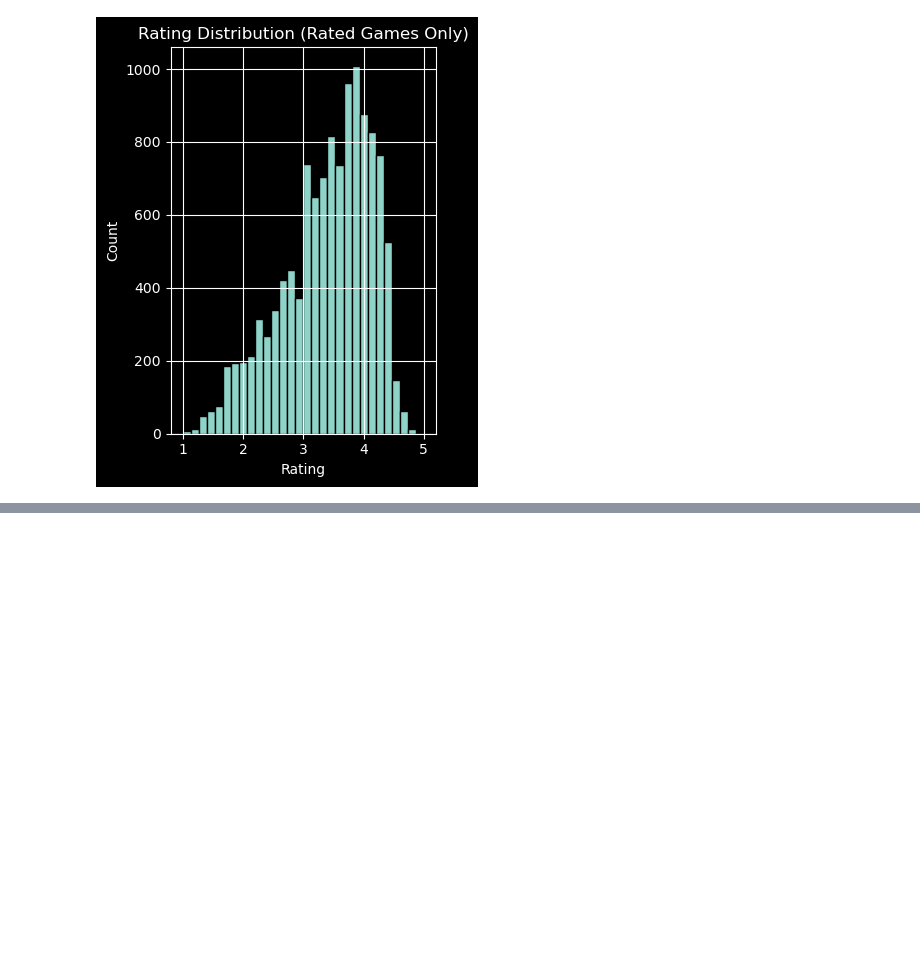
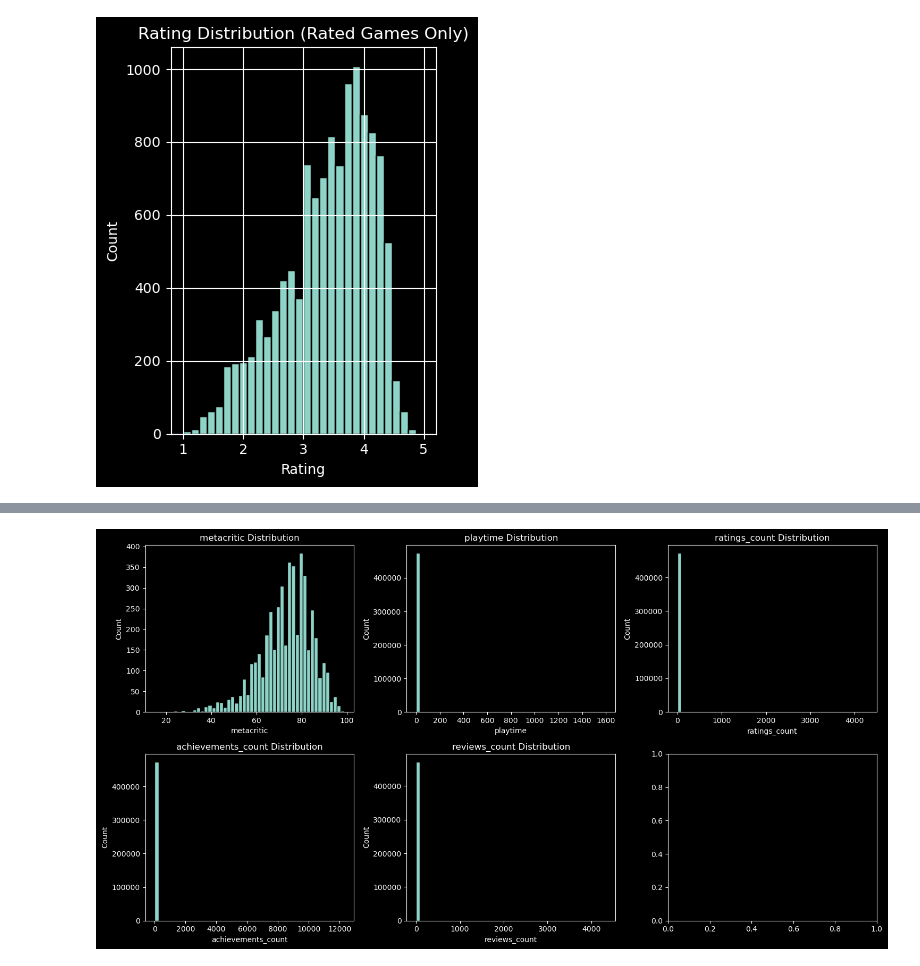
Before and after one commit to anushka-rodrigo/Gamified_ML, a Jupyter notebook: notebook/gamifiedML.ipynb, the cells around one changed output, grey strips where cells are left out. Drawn from its saved outputs; the diff is of its cells as text; code cells hidden in the pictures; blank space fills up the shorter version.

```diff
--- a/notebook/gamifiedML.ipynb
+++ b/notebook/gamifiedML.ipynb
@@ -202,0 +222,4 @@ plt.show()
+# %%
+# Key metrics distribution
+key_metrics = ['metacritic', 'playtime', 'ratings_count', 'achievements_count', 'reviews_count']
+print(df[key_metrics].describe())
@@ -202,0 +246,15 @@ plt.show()
+# %%
+# Visualize key metrics
+fig, axes = plt.subplots(2,3, figsize=(15,8))
+axes = axes.flatten()
+
+for idx, col in enumerate(key_metrics):
+    axes[idx].hist(df[col].dropna(), bins=50, edgecolor='black')
+    axes[idx].set_title(f'{col} Distribution')
+    axes[idx].set_xlabel(col)
+    axes[idx].set_ylabel('Count')
+
+plt.tight_layout()
+plt.show()
+# %% [output]
+[figure, added]
```
Also changed, not shown: parts of 6 cells of this notebook.
